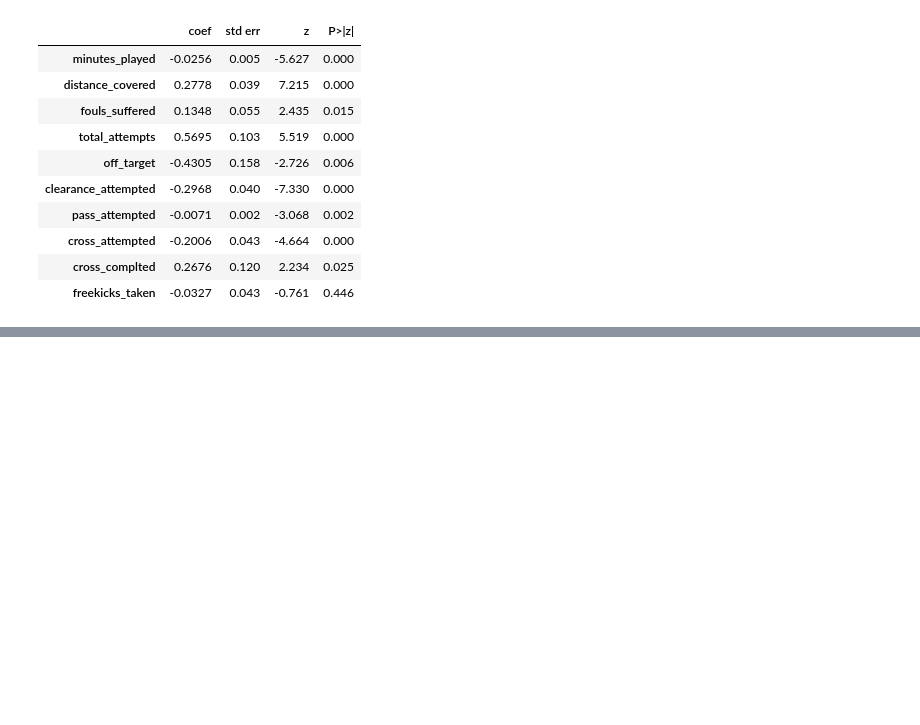
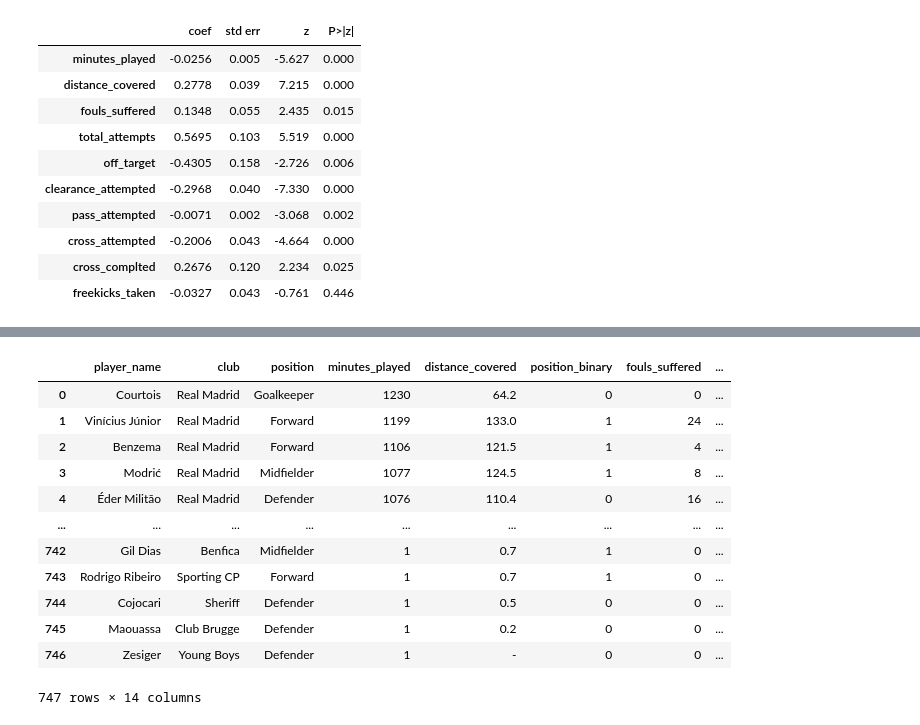
Before and after one commit to Kyle4646/CSE2600_finalproject, a Jupyter notebook: featureselect.ipynb, the cells around one changed output, grey strips where cells are left out. Drawn from its saved outputs; the diff is of its cells as text; code cells hidden in the pictures; blank space fills up the shorter version.

```diff
--- a/featureselect.ipynb
+++ b/featureselect.ipynb
@@ -1891,0 +1911,16 @@ summarize(results)
+# %%
+new_mega_UCL #final dataset after feature selection with best features
+# %% [output]
+|  | player_name | club | position | minutes_played | distance_covered | position_binary | fouls_suffered | ... |
+| 0 | Courtois | Real Madrid | Goalkeeper | 1230 | 64.2 | 0 | 0 | ... |
+| 1 | Vinícius Júnior | Real Madrid | Forward | 1199 | 133.0 | 1 | 24 | ... |
+| 2 | Benzema | Real Madrid | Forward | 1106 | 121.5 | 1 | 4 | ... |
+| 3 | Modrić | Real Madrid | Midfielder | 1077 | 124.5 | 1 | 8 | ... |
+| 4 | Éder Militão | Real Madrid | Defender | 1076 | 110.4 | 0 | 16 | ... |
+| ... | ... | ... | ... | ... | ... | ... | ... | ... |
+| 742 | Gil Dias | Benfica | Midfielder | 1 | 0.7 | 1 | 0 | ... |
+| 743 | Rodrigo Ribeiro | Sporting CP | Forward | 1 | 0.7 | 1 | 0 | ... |
+| 744 | Cojocari | Sheriff | Defender | 1 | 0.5 | 0 | 0 | ... |
+| 745 | Maouassa | Club Brugge | Defender | 1 | 0.2 | 0 | 0 | ... |
+| 746 | Zesiger | Young Boys | Defender | 1 | - | 0 | 0 | ... |
+747 rows × 14 columns
```
Also changed, not shown: parts of 3 cells of this notebook.
